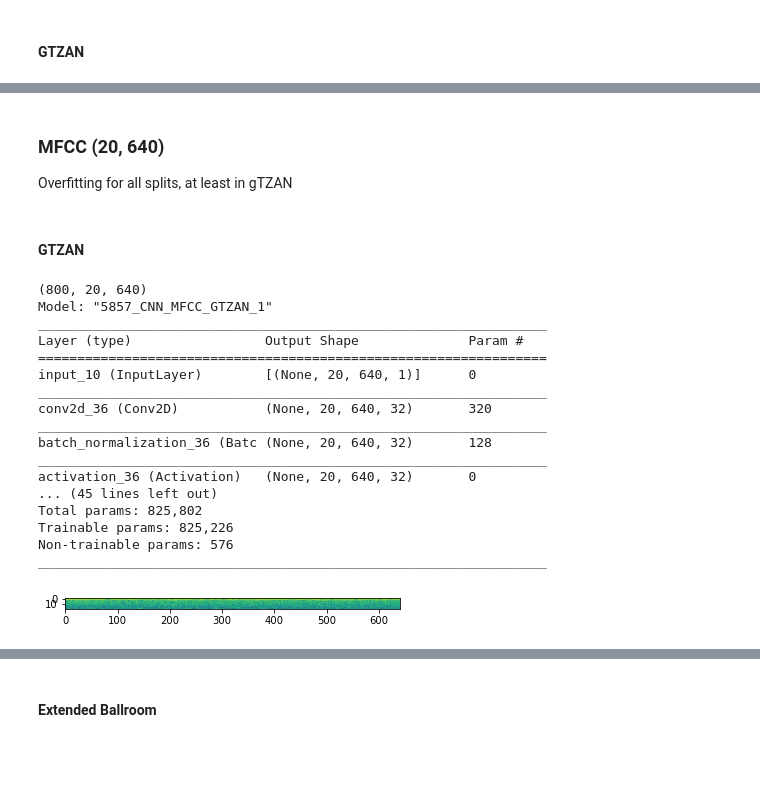
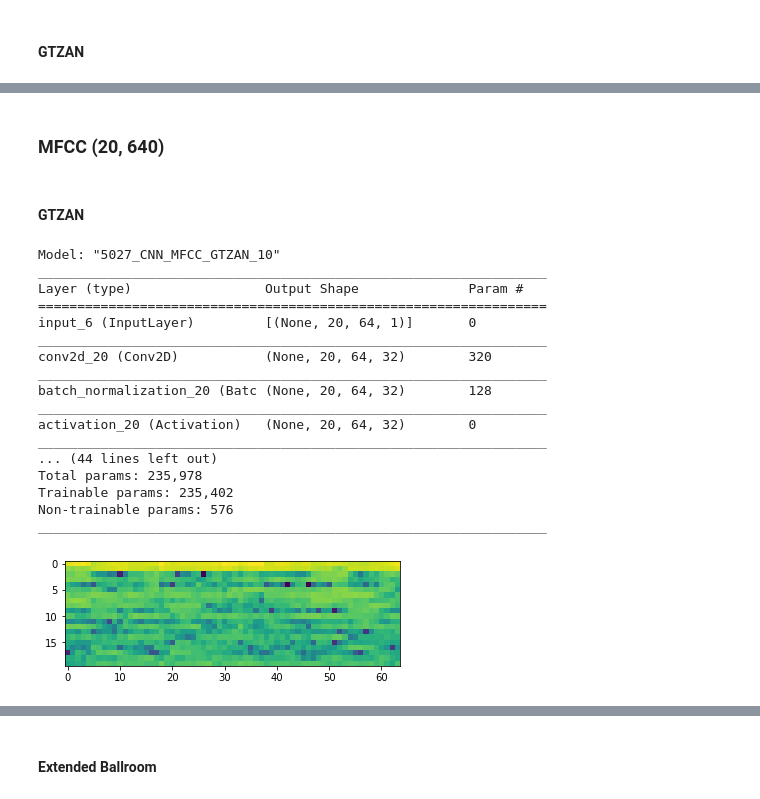
Before and after one commit to MarkGelo/CS-584, a Jupyter notebook: Project/Source/Music Genre Classification.ipynb, the cells around one changed output, grey strips where cells are left out. Cells and saved outputs as stored; diff of their text form; code cells hidden in the pictures; blank space fills up the shorter version.

```diff
--- a/Project/Source/Music Genre Classification.ipynb
+++ b/Project/Source/Music Genre Classification.ipynb
@@ -391,14 +393,14 @@ cur_mod_stats.to_csv('models/models.csv', mode = 'a', header = False, index = Fa
 uid = np.random.randint(1, 10000) # 'unique' id
 while sum([x.startswith(str(uid)) for x in os.listdir('models/')]) != 0: # if duplicate
     uid = np.random.randint(1, 10000)
-split = 10
-dat = "Extended Ballroom"
-mod = "cnn"
-feat = "stft"
-X_train, X_test, Y_train, Y_test = getFeatures(dat, feat, split)
+split =10
+mod = 'CNN'
+feat = 'STFT'
+dat = 'ExtendedBallroom'
+name = '_'.join([x.upper() for x in [str(uid), mod, feat,dat, str(split)]])
+X_train, X_test, Y_train, Y_test = getFeatures("EXTENDED BALLROOM", feat, split)
 # Model
-m = CNN(X_train.shape[1:] + (1,), EXTENDED_BALLROOM['nGenres'],
-        '_'.join([x.upper() for x in [str(uid), mod, feat,dat, str(split)]]))
+m = CNN(X_train.shape[1:] + (1,), EXTENDED_BALLROOM['nGenres'], name)
 opt = keras.optimizers.Adam(lr = 0.001)
 m.compile(optimizer = opt, loss = "categorical_crossentropy", metrics = ['categorical_accuracy'])
 m.summary()
@@ -476,7 +483,5 @@ m.save(f'models/{uid}-{dat}-{mod}-{feat}-{split}-0.51.h5') # add val loss at end
 # %% [markdown]
 ### MFCC (20, 640)
-
-Overfitting for all splits, at least in gTZAN
 # %%
 def MFCC_block(x, n_filters, kernel_size, conv_strides, pool_strides, pool_size, dropout = None):
     x = Conv2D(n_filters, kernel_size, strides = conv_strides, padding='same')(x)
@@ -520,40 +525,40 @@ def MFCC_CNN(input_shape, num_genres, name):
 # %%
 # Get Features
 uid = np.random.randint(1, 10000) # 'unique' id
 while sum([x.startswith(str(uid)) for x in os.listdir('models/')]) != 0: # if duplicate
     uid = np.random.randint(1, 10000)
-split = 1
+split = 10
 mod = 'CNN'
 feat = 'MFCC'
 dat = 'GTZAN'
 name = '_'.join([x.upper() for x in [str(uid), mod, feat,dat, str(split)]])
 X_train, X_test, Y_train, Y_test = getFeatures(dat, feat, split)
 #print(X_train.shape)
-#plt.imshow(X_train[1])
+plt.imshow(X_train[1])
 # Model
 m = MFCC_CNN(X_train.shape[1:] + (1,), 10, name)
 opt = keras.optimizers.Adam(lr = 0.001)
 m.compile(optimizer = opt, loss = "categorical_crossentropy", metrics = ['categorical_accuracy'])
 m.summary()
 # %% [output]
-(800, 20, 640)
-Model: "5857_CNN_MFCC_GTZAN_1"
+Model: "5027_CNN_MFCC_GTZAN_10"
 _________________________________________________________________
 Layer (type)                 Output Shape              Param #
 =================================================================
-input_10 (InputLayer)        [(None, 20, 640, 1)]      0
+input_6 (InputLayer)         [(None, 20, 64, 1)]       0
 _________________________________________________________________
-conv2d_36 (Conv2D)           (None, 20, 640, 32)       320
+conv2d_20 (Conv2D)           (None, 20, 64, 32)        320
 _________________________________________________________________
-batch_normalization_36 (Batc (None, 20, 640, 32)       128
+batch_normalization_20 (Batc (None, 20, 64, 32)        128
 _________________________________________________________________
-activation_36 (Activation)   (None, 20, 640, 32)       0
-... (45 lines left out)
-Total params: 825,802
-Trainable params: 825,226
+activation_20 (Activation)   (None, 20, 64, 32)        0
+_________________________________________________________________
+... (44 lines left out)
+Total params: 235,978
+Trainable params: 235,402
 Non-trainable params: 576
 _________________________________________________________________
-[figure, old version]
+[figure, new version]
 # %%
 checkpoint_path = 'checkpoints/{val_loss:.2f}-{epoch:02d}.hdf5'
 history = m.fit(X_train, Y_train, epochs = 100, batch_size = BATCH_SIZE, validation_split = 0.2,
```
Also changed, not shown: parts of 101 cells of this notebook, 9 other files.
